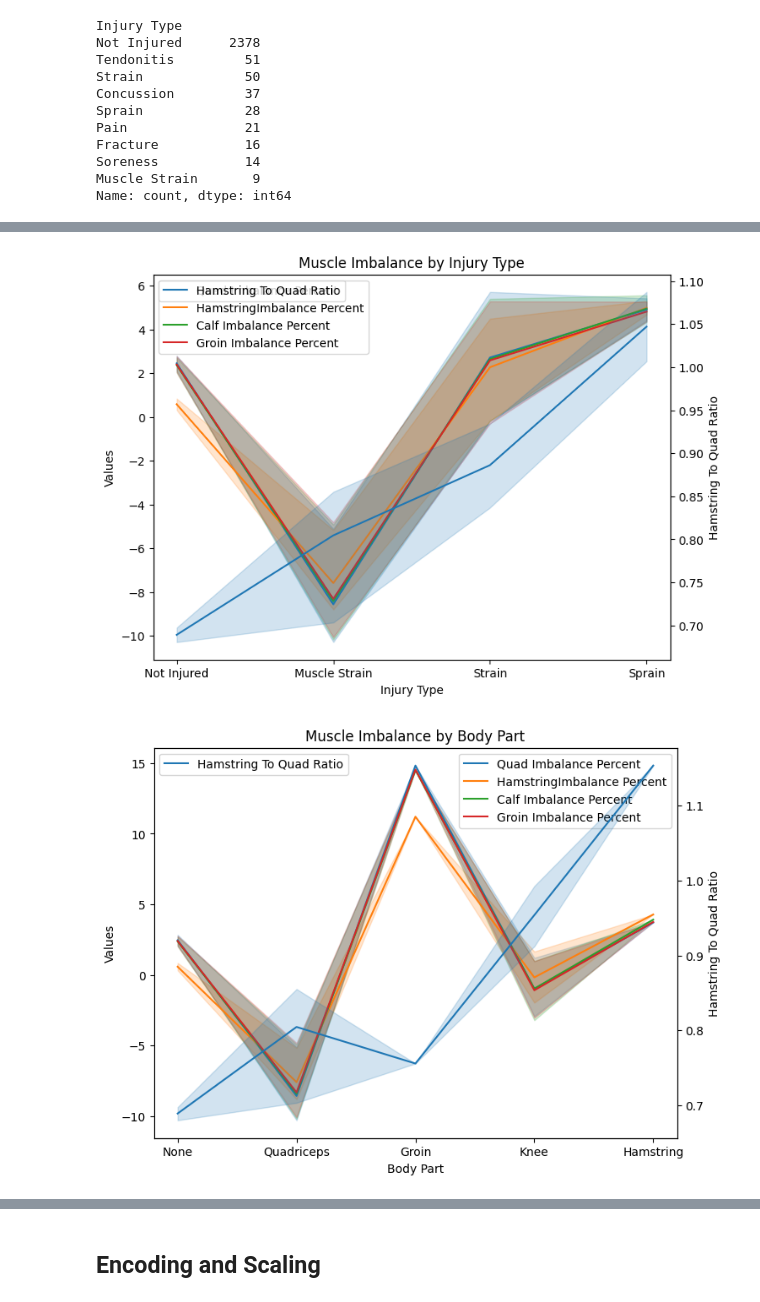
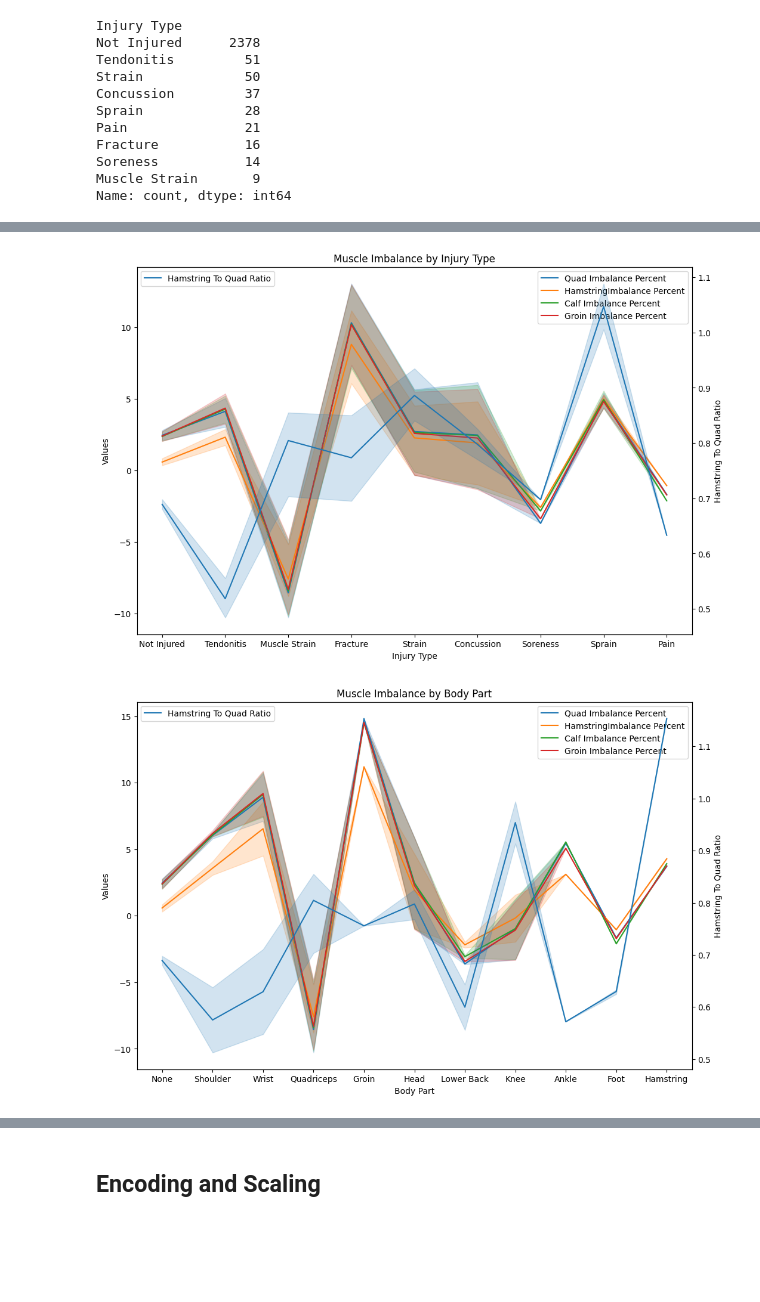
Before and after one commit to sskashya/Stat_padding-DataScience-Competition, a Jupyter notebook: ds_comp_eda.ipynb, the cells around one changed output, grey strips where cells are left out. Saved outputs shown, nothing was run; the diff lists cells and outputs as text; code cells hidden in the pictures; blank space fills up the shorter version.

```diff
--- a/ds_comp_eda.ipynb
+++ b/ds_comp_eda.ipynb
@@ -317,10 +318,5 @@ distinct_obt['injury_timeline'] = distinct_obt.apply(
     axis=1
 )
-# %%
-distinct_obt['days_before_injury'] = distinct_obt.apply(
-     lambda row: row['Injury Date'] - row['Session_Date'] if row['Injury Date'] != "2026-12-31" else 999,
-    axis=1
-)
 # %%
 distinct_obt['Injury Type'].value_counts()
 # %% [output]
@@ -336,8 +332,10 @@ Soreness           14
 Muscle Strain       9
 Name: count, dtype: int64
 # %%
-distinct_obt.loc[distinct_obt['Injury Type'] == "Not Injured", 'Severity'] = distinct_obt.loc[distinct_obt['Injury Type'] == "Not Injured", 'Severity'].fillna("Grade 0")
-distinct_obt.loc[distinct_obt['Injury Type'] == "Not Injured", 'Side'] = distinct_obt.loc[distinct_obt['Injury Type'] == "Not Injured", 'Side'].fillna("No Injury")
+# Commenting out the below code since we dropped severity and side
+
+#distinct_obt.loc[distinct_obt['Injury Type'] == "Not Injured", 'Severity'] = distinct_obt.loc[distinct_obt['Injury Type'] == "Not Injured", 'Severity'].fillna("Grade 0")
+#distinct_obt.loc[distinct_obt['Injury Type'] == "Not Injured", 'Side'] = distinct_obt.loc[distinct_obt['Injury Type'] == "Not Injured", 'Side'].fillna("No Injury")
 # %%
 distinct_obt.isna().sum()
 # %% [output]
@@ -360,6 +358,6 @@ days_before_injury                      0
 dtype: int64
 # %%
-clean_obt = distinct_obt.dropna()
+clean_obt = distinct_obt.copy()
 clean_obt.head()
 # %% [output]
 |  | Player.ID | Session ID | Player Name | Date Recorded | Hamstring To Quad Ratio | Quad Imbalance Percent | ... |
@@ -383,6 +381,3 @@ clean_sorted_obt.head()
-# %%
-clean_sorted_obt['Injury_status'] = 1
-clean_sorted_obt['Injury_status'] = clean_sorted_obt['Injury_status'].where(clean_sorted_obt['Injury Type'] == 'Not Injured', 0)
 # %%
 clean_sorted_obt.columns
 # %% [output]
@@ -452,27 +447,27 @@ Recovery Time (days)                  1.0000
 Year                                     NaN
 Name: Recovery Time (days), dtype: float64
 # %%
-fig, ax1 = plt.subplots(figsize=(8, 6))
+fig, ax1 = plt.subplots(figsize=(12, 8))
 ax2 = ax1.twinx()
 
 sns.lineplot(x='Injury Type', y='Quad Imbalance Percent', data=clean_sorted_obt, ax = ax1, label = 'Quad Imbalance Percent')
 sns.lineplot(x='Injury Type', y='HamstringImbalance Percent', data=clean_sorted_obt, ax = ax1, label = 'HamstringImbalance Percent')
 sns.lineplot(x='Injury Type', y='Calf Imbalance Percent', data=clean_sorted_obt, ax = ax1, label = 'Calf Imbalance Percent')
 sns.lineplot(x='Injury Type', y='Groin Imbalance Percent', data=clean_sorted_obt, ax = ax1, label = 'Groin Imbalance Percent')
 sns.lineplot(x='Injury Type', y='Hamstring To Quad Ratio', data=clean_sorted_obt, ax = ax2, label = 'Hamstring To Quad Ratio')
 
 ax1.set_xlabel('Injury Type')
 ax1.set_ylabel('Values')
 ax2.set_ylabel('Hamstring To Quad Ratio')
 plt.title('Muscle Imbalance by Injury Type')
 
 plt.legend()
 
 plt.show()
 # %% [output]
-[figure, old version]
+[figure, new version]
 # %%
-fig, ax1 = plt.subplots(figsize=(8, 6))
+fig, ax1 = plt.subplots(figsize=(12, 8))
 ax2 = ax1.twinx()
 
 sns.lineplot(x='Body Part', y='Quad Imbalance Percent', data=clean_sorted_obt, ax = ax1, label = 'Quad Imbalance Percent')
@@ -490,5 +485,5 @@ plt.legend()
 
 plt.show()
 # %% [output]
-[figure, old version]
+[figure, new version]
 # %%
```
Also changed, not shown: parts of 41 cells of this notebook, 1 other file.
